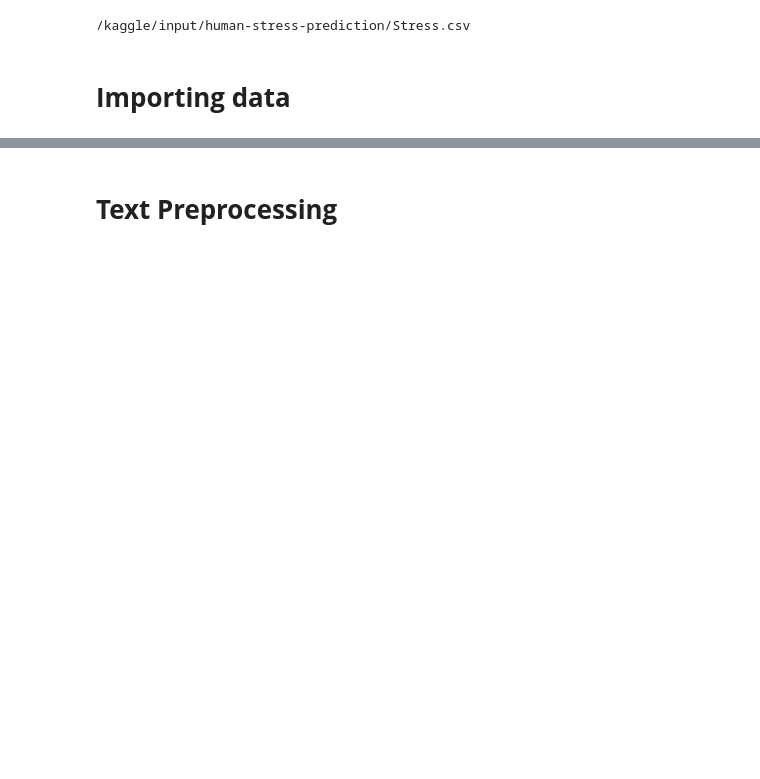
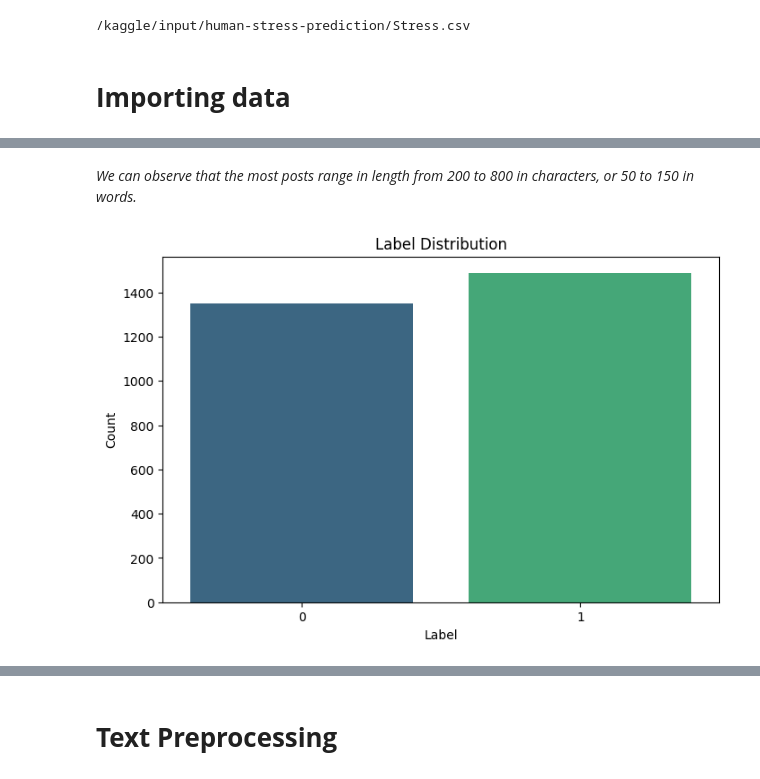
Before and after one commit to marijacetkovic/stress-prediction, a Jupyter notebook: stress-prediction.ipynb, the cells around one changed output, grey strips where cells are left out. Saved outputs shown, nothing was run; the diff lists cells and outputs as text; code cells hidden in the pictures; blank space fills up the shorter version.

```diff
--- a/stress-prediction.ipynb
+++ b/stress-prediction.ipynb
@@ -57,0 +118,12 @@ data[0][1]
+# %% [markdown]
+*We can observe that the most posts range in length from 200 to 800 in characters, or 50 to 150 in words.*
+# %%
+# Label distribution
+plt.figure(figsize=(8, 5))
+sns.countplot(x='label', data=stress_data, palette='viridis')
+plt.title('Label Distribution')
+plt.xlabel('Label')
+plt.ylabel('Count')
+plt.show()
+# %% [output]
+[figure, added]
```
Also changed, not shown: parts of 33 cells of this notebook.
